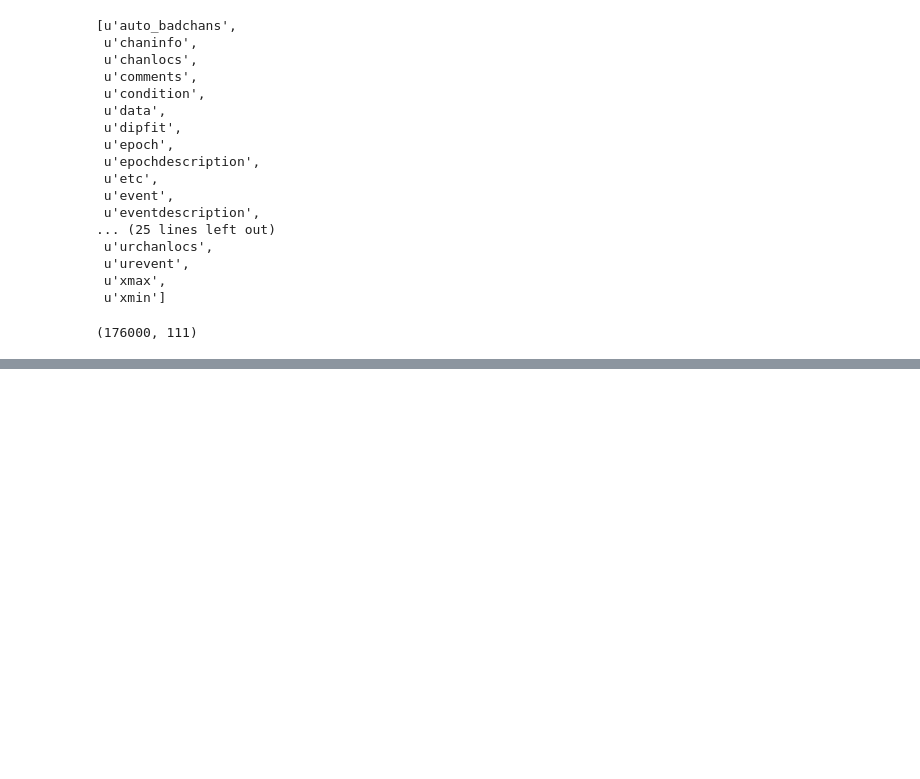
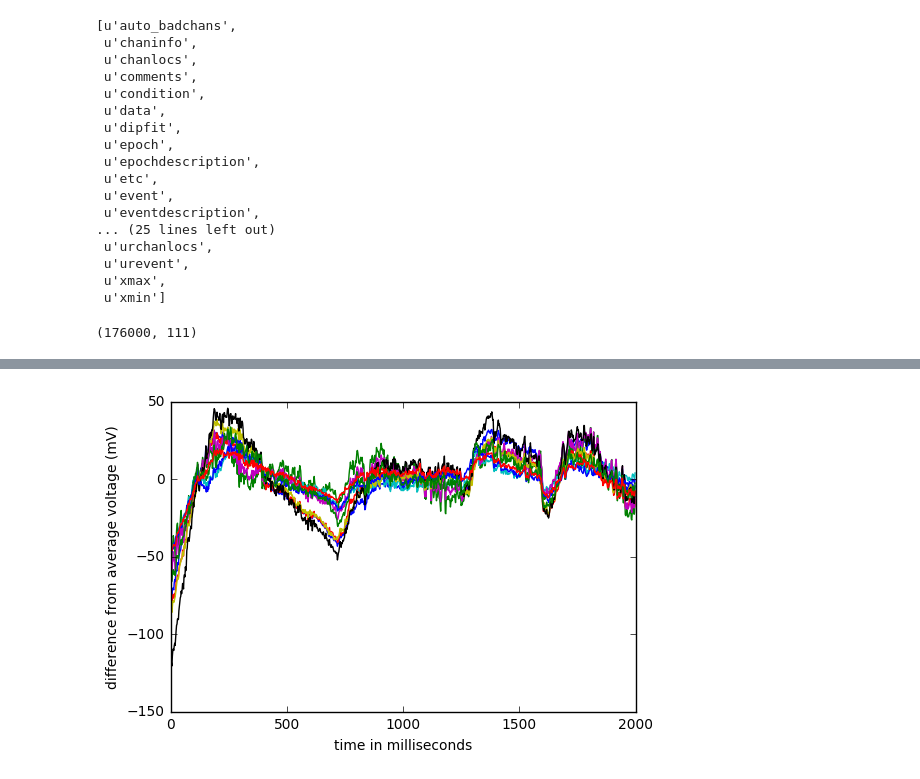
Before and after one commit to NeuroDataDesign/orange-panda-f16s17, a Jupyter notebook: pipeline/utils/Getting Data for the EEG Pipeline.ipynb, the cells around one changed output, grey strips where cells are left out. Drawn from its saved outputs; the diff is of its cells as text; code cells hidden in the pictures; blank space fills up the shorter version.

```diff
--- a/pipeline/utils/Getting Data for the EEG Pipeline.ipynb
+++ b/pipeline/utils/Getting Data for the EEG Pipeline.ipynb
@@ -96,0 +91,17 @@ anim.save('movie.gif')
+# %%
+import random
+I = random.sample(range(111), 10)
+# %%
+times = f['result']['times'][:1000]
+plt.cla()
+for i in I:
+    data = eeg_data[:1000, i]
+    plt.plot(times, data)
+plt.xlabel("time in milliseconds")
+plt.ylabel("difference from average voltage (mV)")
+plt.show()
+
+#are the y-axis units in millivolts?
+#why are values positive? shouldnt they be negative?
+# %% [output]
+[figure, added]
```
Also changed, not shown: parts of 7 cells of this notebook, 2 other files.
